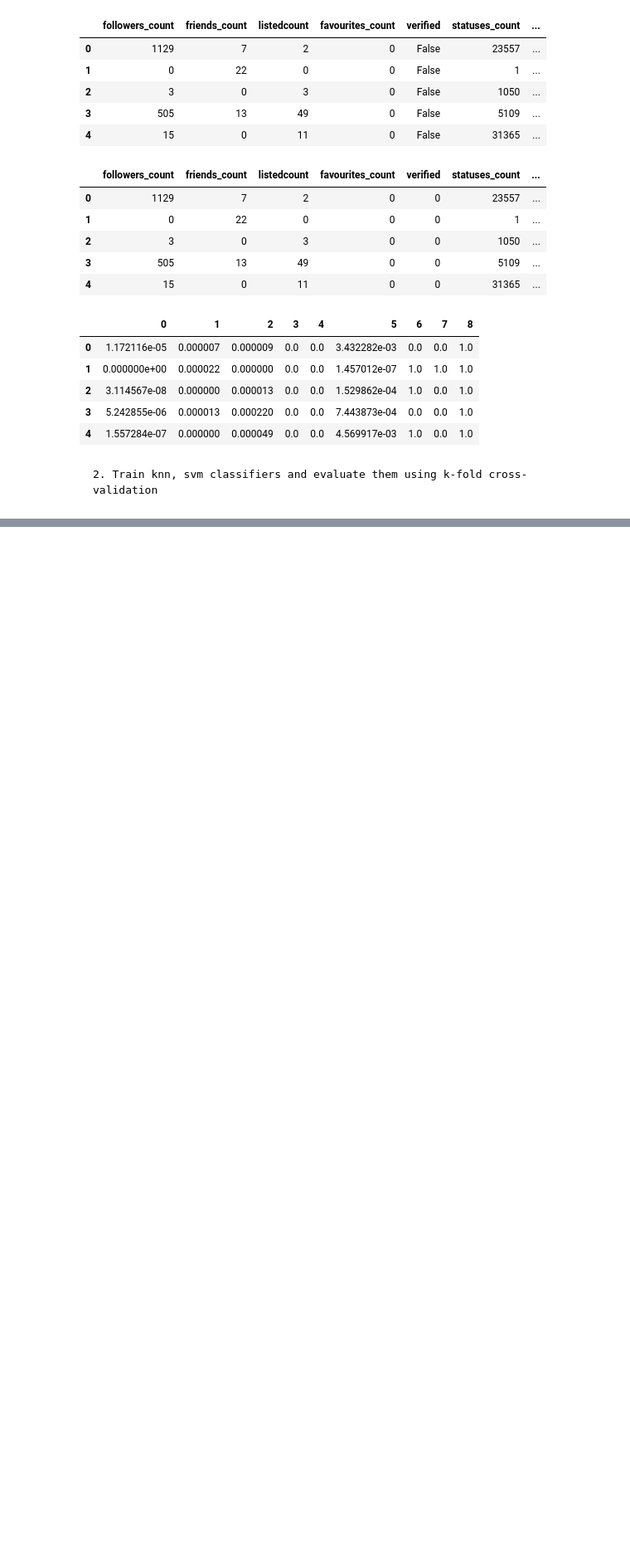
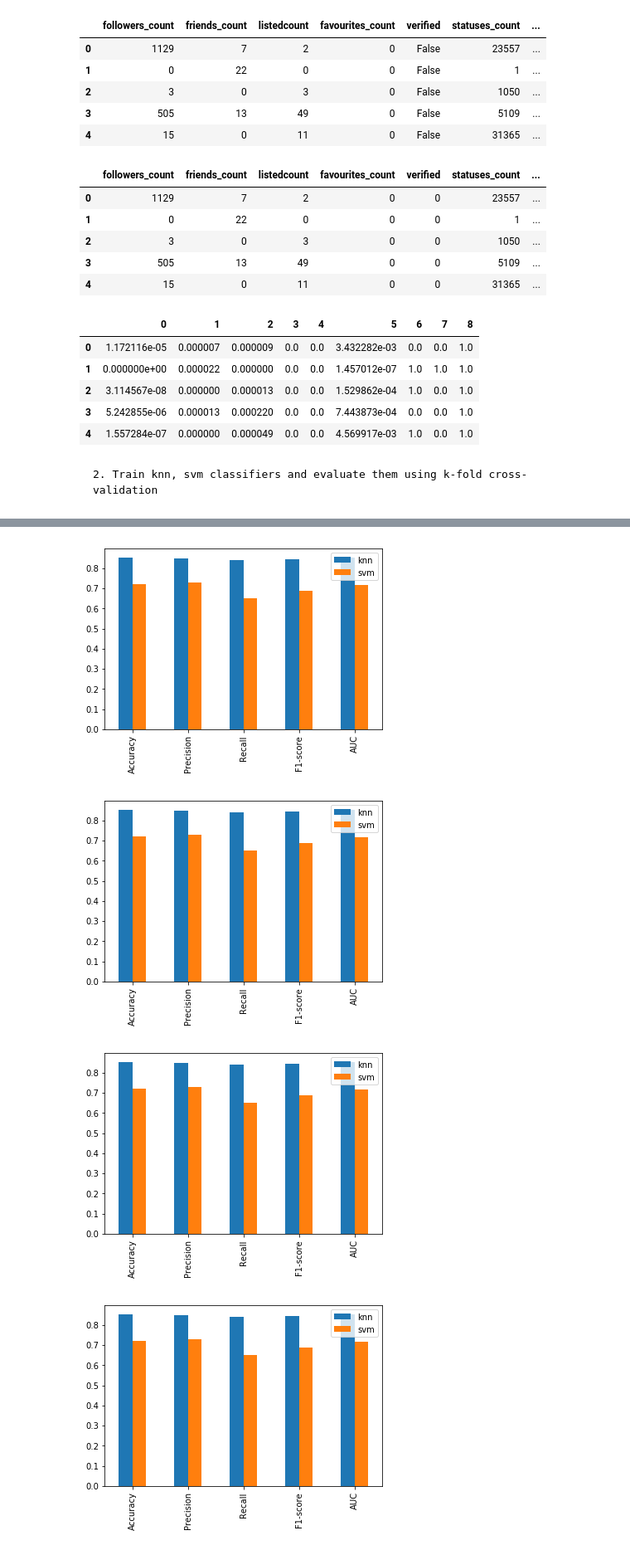
Before and after one commit to mm8134/How-to-detect-twitter-bots, a Jupyter notebook: Final_Project.ipynb, the cells around one changed output, grey strips where cells are left out. Shown at 83% size. Saved outputs shown, nothing was run; the diff lists cells and outputs as text; code cells hidden in the pictures; blank space fills up the shorter version.

Commit message:
knn and svm with plot

```diff
--- a/Final_Project.ipynb
+++ b/Final_Project.ipynb
@@ -87,7 +87,7 @@ for train_index, test_index in kf.split(X,y):
     X_train, X_test = X.ix[train_index,:], X.ix[test_index,:]
     y_train, y_test = y[train_index], y[test_index]
 
-    knn_classifier = KNeighborsClassifier(n_neighbors=neighbor_number)
+    knn_classifier = KNeighborsClassifier(n_neighbors=10)
     knn_classifier.fit(X_train, y_train)
     pred_knn = knn_classifier.predict(X_test)
 
@@ -139,0 +140,14 @@ AUC: 0.717625263894
+# %%
+import matplotlib.pyplot as plt
+plt.figure();
+d = {'knn' : pd.Series([accuracy_knn / 10, precision_knn / 10, recall_knn / 10, f1score_knn / 10, auc_knn / 10], index=['Accuracy', 'Precision', 'Recall', 'F1-score', 'AUC'])
+    ,'svm' : pd.Series([accuracy_svm / 10, precision_svm / 10, recall_svm / 10, f1score_svm / 10, auc_svm / 10], index=['Accuracy', 'Precision', 'Recall', 'F1-score', 'AUC'])
+    }
+df2 = pd.DataFrame(d, columns=['knn', 'svm'])
+df2.plot.bar()
+plt.show()
+# %% [output]
+[figure, added]
+[figure, added]
+[figure, added]
+[figure, added]
```
Also changed, not shown: parts of 2 cells of this notebook.
